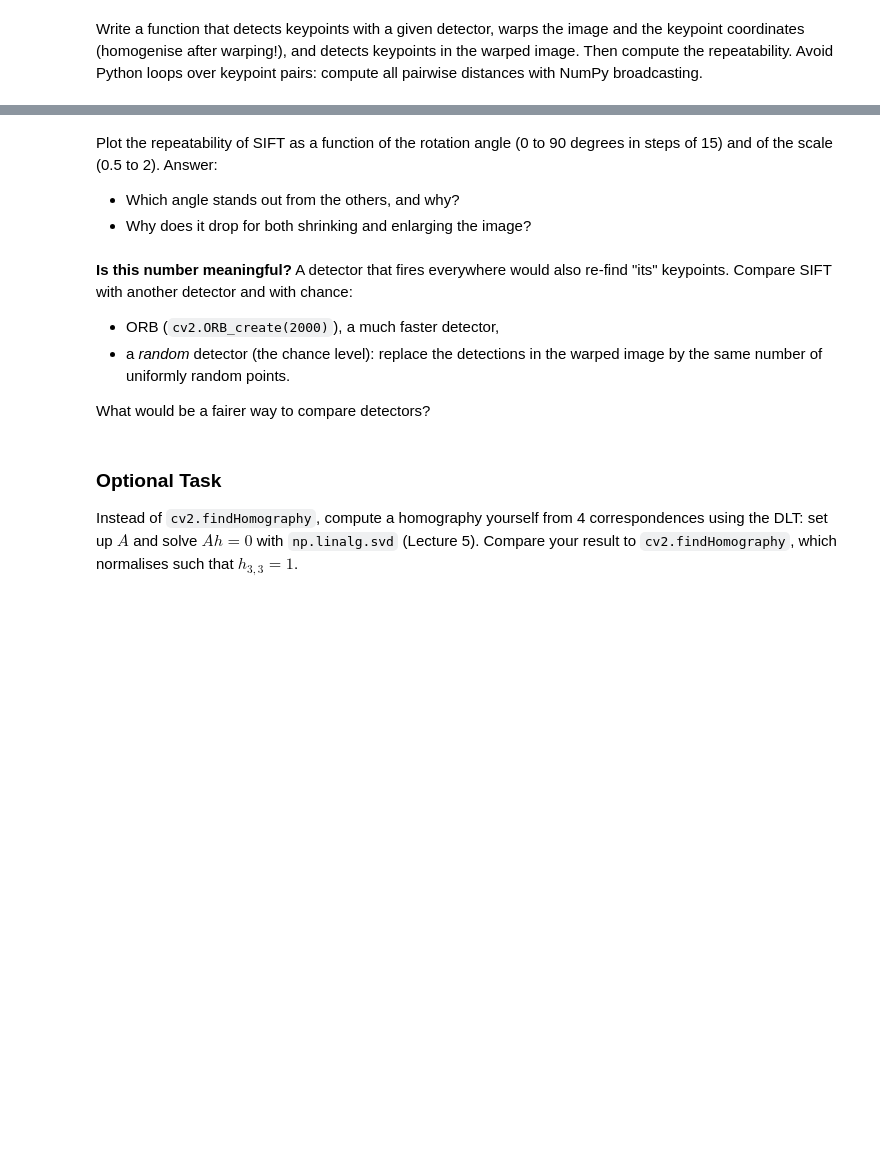
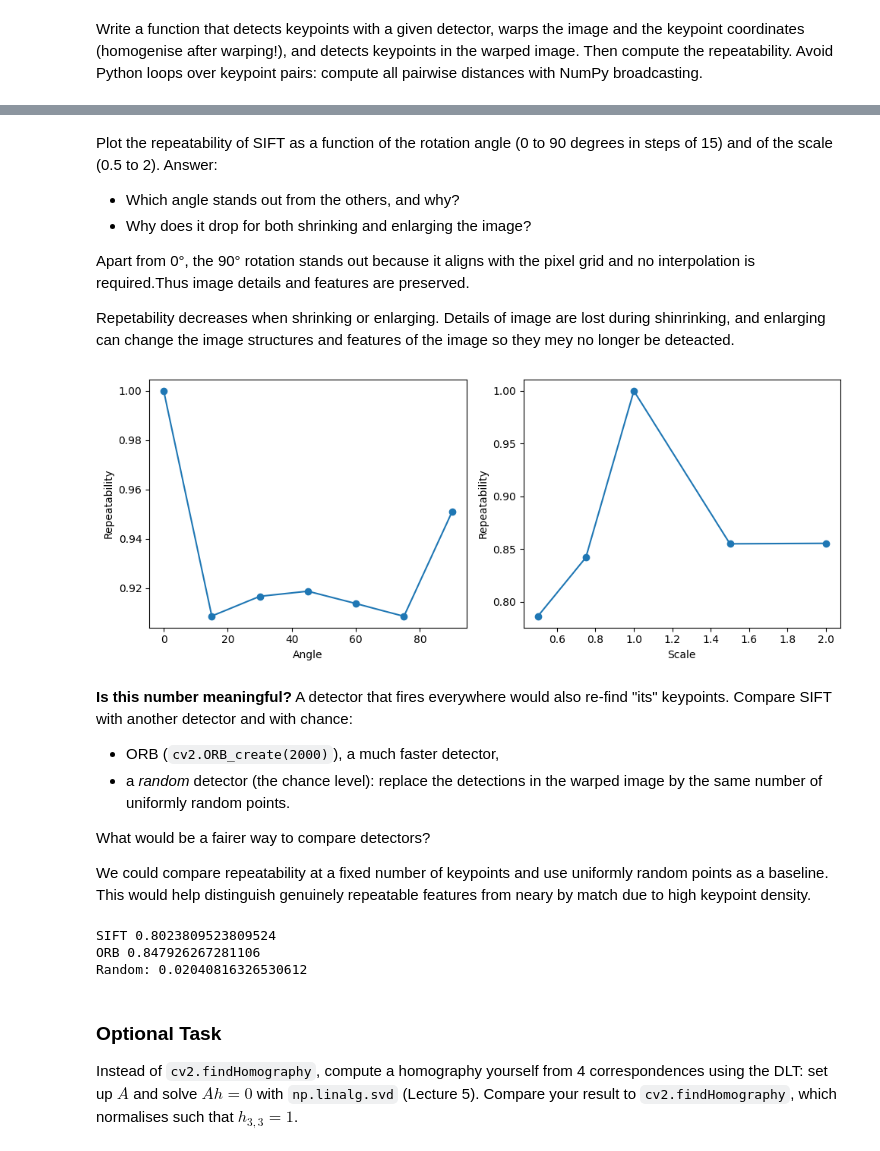
Before and after one commit to lcy412/computer_vision_praticals, a Jupyter notebook: practical1.ipynb, the cells around one changed output, grey strips where cells are left out. Drawn from its saved outputs; the diff is of its cells as text; code cells hidden in the pictures; blank space fills up the shorter version.

```diff
--- a/practical1.ipynb
+++ b/practical1.ipynb
@@ -398,3 +394,8 @@ print(f'SIFT repeatability at 15 degrees: {repeatability(points_gt, points_detec
 Plot the repeatability of SIFT as a function of the rotation angle (0 to 90 degrees in steps of 15) and of the scale (0.5 to 2). Answer:
 * Which angle stands out from the others, and why?
 * Why does it drop for both shrinking and enlarging the image?
+
+
+Apart from 0°, the 90° rotation stands out because it aligns with the pixel grid and no interpolation is required.Thus image details and features are preserved.
+
+Repetability decreases when shrinking or enlarging. Details of image are lost during shinrinking, and enlarging can change the image structures and features of the image so they mey no longer be deteacted.
@@ -405,6 +402,41 @@ scales = [0.5, 0.75, 1.0, 1.5, 2.0]
+# %%
+angles = np.arange(0, 91, 15)
+scales = [0.5, 0.75, 1.0, 1.5, 2.0]
+
+img_sift = image_gray.astype(np.uint8)
+
+H, W = img_sift.shape[:2]
+detector = cv2.SIFT_create()
+
+def get_score(angle, scale):
+    T = similarity_about_centre(angle, scale, W, H)
+    gt, detected, warped = detect_and_warp(img_sift, T, detector)
+    return repeatability(gt, detected, warped.shape)
+
+angle_scores = [get_score(a, 1.0) for a in angles]
+scale_scores = [get_score(0, s) for s in scales]
+
+plt.figure(figsize=(10, 4))
+
+plt.subplot(1, 2, 1)
+plt.plot(angles, angle_scores, 'o-')
+plt.xlabel("Angle")
+plt.ylabel("Repeatability")
+
+plt.subplot(1, 2, 2)
+plt.plot(scales, scale_scores, 'o-')
+plt.xlabel("Scale")
+plt.ylabel("Repeatability")
+
+plt.tight_layout()
+plt.show()
+# %% [output]
+[figure, added]
 # %% [markdown]
 **Is this number meaningful?** A detector that fires everywhere would also re-find "its" keypoints. Compare SIFT with another detector and with chance:
 * ORB (`cv2.ORB_create(2000)`), a much faster detector,
 * a *random* detector (the chance level): replace the detections in the warped image by the same number of uniformly random points.
 
 What would be a fairer way to compare detectors?
+
+We could compare repeatability at a fixed number of keypoints and use uniformly random points as a baseline. This would help distinguish genuinely repeatable features from neary by match  due to high keypoint density.
@@ -413,3 +443,35 @@ What would be a fairer way to compare detectors?
+# %%
+# TODO: compare SIFT, ORB and random points at 45 degrees
+T = similarity_about_centre(45, 1.0, W, H)
+
+detectors = {
+    "SIFT": cv2.SIFT_create(nfeatures=500),
+    "ORB": cv2.ORB_create(nfeatures=500)
+}
+
+for name, detector in detectors.items():
+    gt, detected, warped = detect_and_warp(img_sift, T, detector)
+    score = repeatability(gt, detected, warped.shape)
+    print(name, score)
+
+class RandomDetector:
+    def detect(self, img, mask=None):
+        H, W = img.shape[:2]
+        xs = np.random.uniform(0, W, 500)
+        ys = np.random.uniform(0, H, 500)
+        return [cv2.KeyPoint(float(x), float(y), 1)
+                for x, y in zip(xs, ys)]
+
+random_detector = RandomDetector()
+
+gt, detected, warped = detect_and_warp(img_sift, T, random_detector)
+random_score = repeatability(gt, detected, warped.shape)
+
+print("Random:", random_score)
+# %% [output]
+SIFT 0.8023809523809524
+ORB 0.847926267281106
+Random: 0.02040816326530612
 # %% [markdown]
 ### Optional Task
 Instead of `cv2.findHomography`, compute a homography yourself from 4 correspondences using the DLT: set up $A$ and solve $Ah = 0$ with `np.linalg.svd` (Lecture 5). Compare your result to `cv2.findHomography`, which normalises such that $h_{3,3} = 1$.
```
Also changed, not shown: parts of 13 cells of this notebook.
